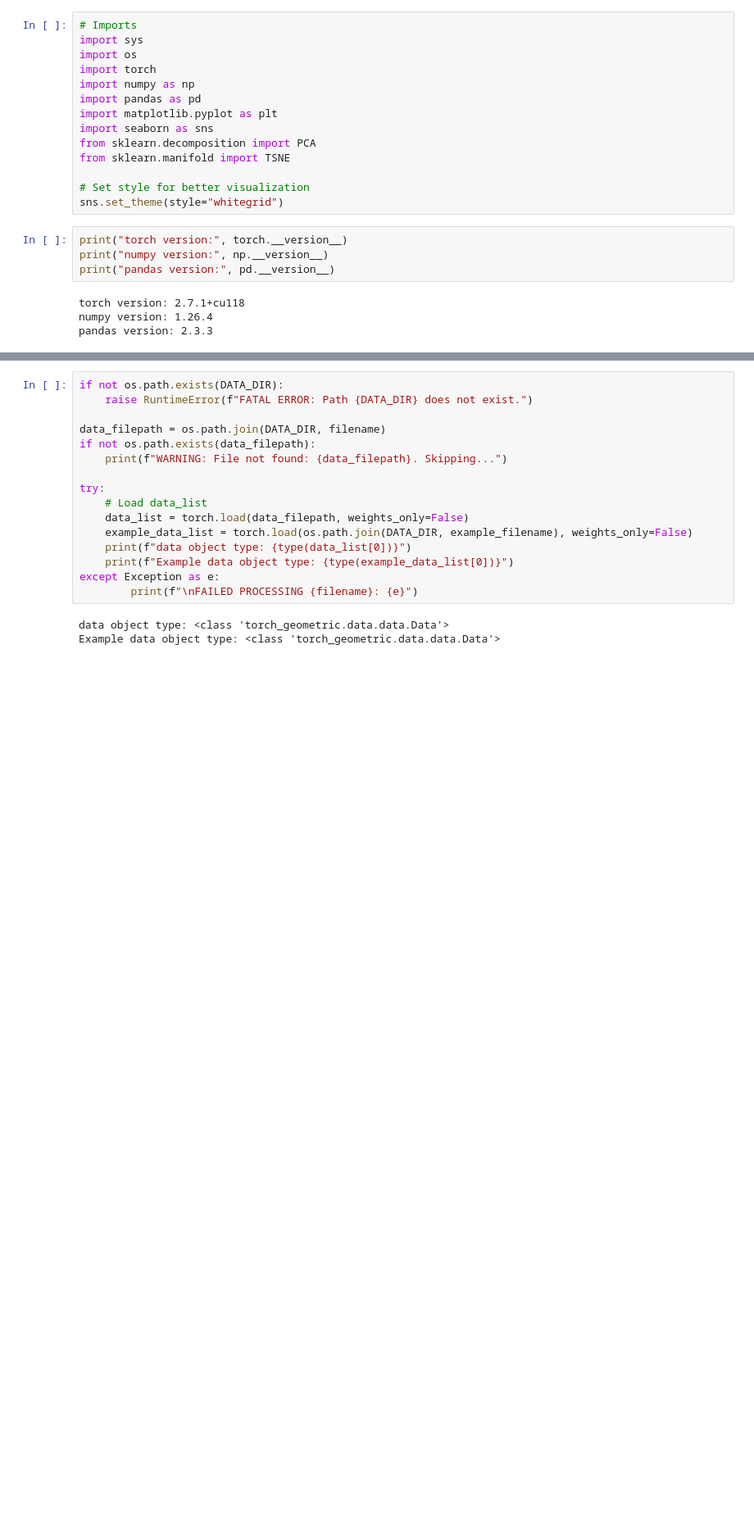
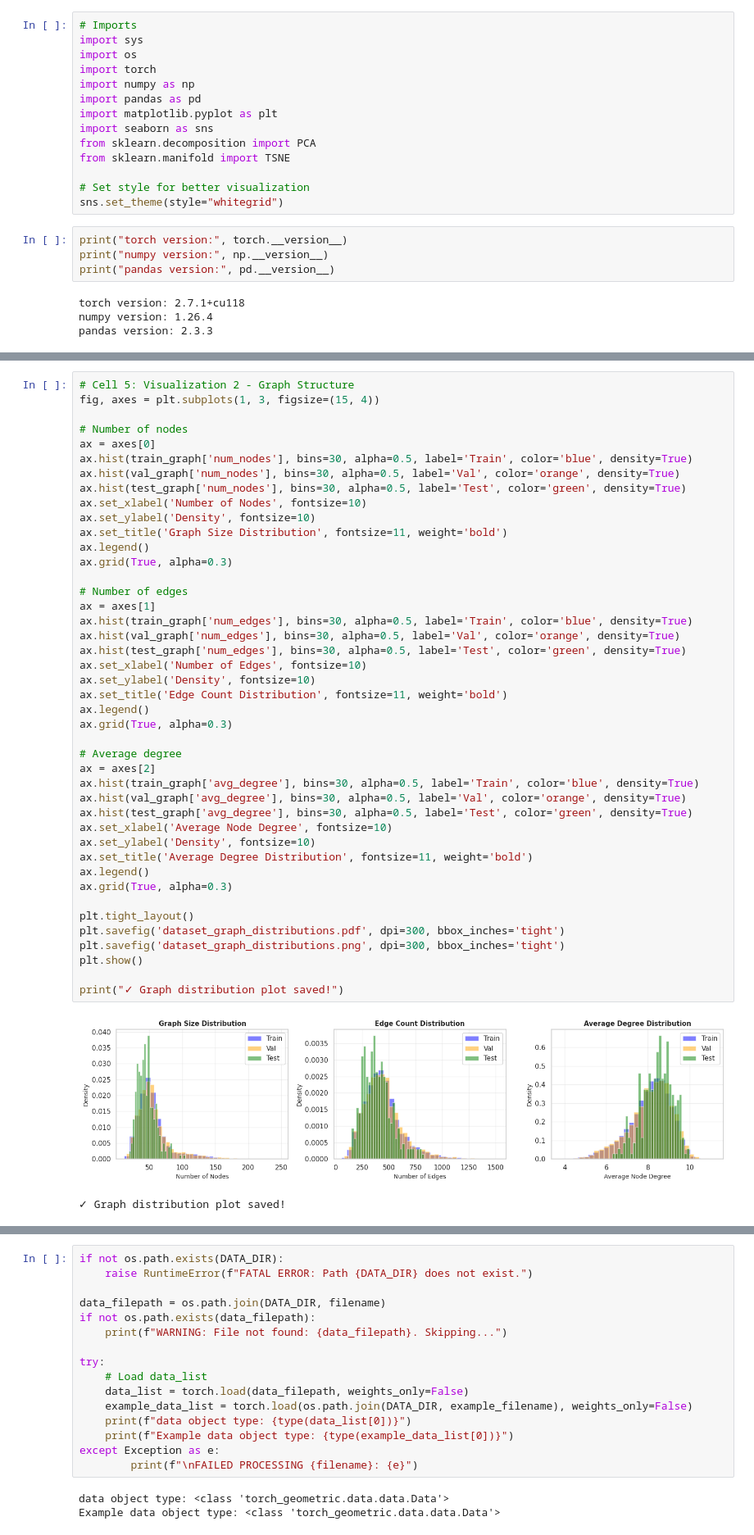
Before and after one commit to siavashadpey/CS224W_Project, a Jupyter notebook: notebooks/Datacheck.ipynb, the cells around one changed output, grey strips where cells are left out. Shown at 82% size. Cells and saved outputs as stored; diff of their text form; blank space fills up the shorter version.

```diff
--- a/notebooks/Datacheck.ipynb
+++ b/notebooks/Datacheck.ipynb
@@ -129,0 +568,46 @@ example_filename = "example_dataset_no_dist_edge_feat.pt"
+# %%
+# Cell 5: Visualization 2 - Graph Structure
+fig, axes = plt.subplots(1, 3, figsize=(15, 4))
+
+# Number of nodes
+ax = axes[0]
+ax.hist(train_graph['num_nodes'], bins=30, alpha=0.5, label='Train', color='blue', density=True)
+ax.hist(val_graph['num_nodes'], bins=30, alpha=0.5, label='Val', color='orange', density=True)
+ax.hist(test_graph['num_nodes'], bins=30, alpha=0.5, label='Test', color='green', density=True)
+ax.set_xlabel('Number of Nodes', fontsize=10)
+ax.set_ylabel('Density', fontsize=10)
+ax.set_title('Graph Size Distribution', fontsize=11, weight='bold')
+ax.legend()
+ax.grid(True, alpha=0.3)
+
+# Number of edges
+ax = axes[1]
+ax.hist(train_graph['num_edges'], bins=30, alpha=0.5, label='Train', color='blue', density=True)
+ax.hist(val_graph['num_edges'], bins=30, alpha=0.5, label='Val', color='orange', density=True)
+ax.hist(test_graph['num_edges'], bins=30, alpha=0.5, label='Test', color='green', density=True)
+ax.set_xlabel('Number of Edges', fontsize=10)
+ax.set_ylabel('Density', fontsize=10)
+ax.set_title('Edge Count Distribution', fontsize=11, weight='bold')
+ax.legend()
+ax.grid(True, alpha=0.3)
+
+# Average degree
+ax = axes[2]
+ax.hist(train_graph['avg_degree'], bins=30, alpha=0.5, label='Train', color='blue', density=True)
+ax.hist(val_graph['avg_degree'], bins=30, alpha=0.5, label='Val', color='orange', density=True)
+ax.hist(test_graph['avg_degree'], bins=30, alpha=0.5, label='Test', color='green', density=True)
+ax.set_xlabel('Average Node Degree', fontsize=10)
+ax.set_ylabel('Density', fontsize=10)
+ax.set_title('Average Degree Distribution', fontsize=11, weight='bold')
+ax.legend()
+ax.grid(True, alpha=0.3)
+
+plt.tight_layout()
+plt.savefig('dataset_graph_distributions.pdf', dpi=300, bbox_inches='tight')
+plt.savefig('dataset_graph_distributions.png', dpi=300, bbox_inches='tight')
+plt.show()
+
+print("✓ Graph distribution plot saved!")
+# %% [output]
+[figure, added]
+✓ Graph distribution plot saved!
```
Also changed, not shown: parts of 26 cells of this notebook, 11 other files.
